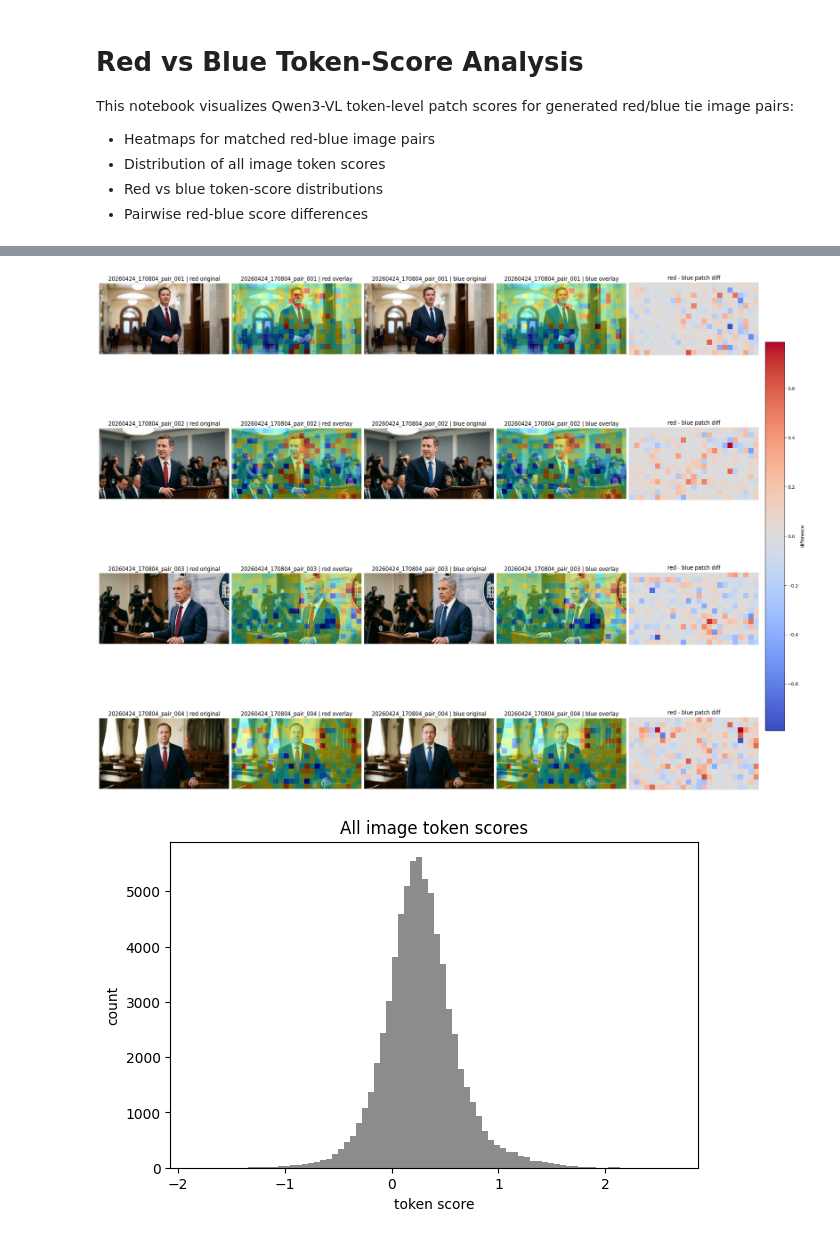
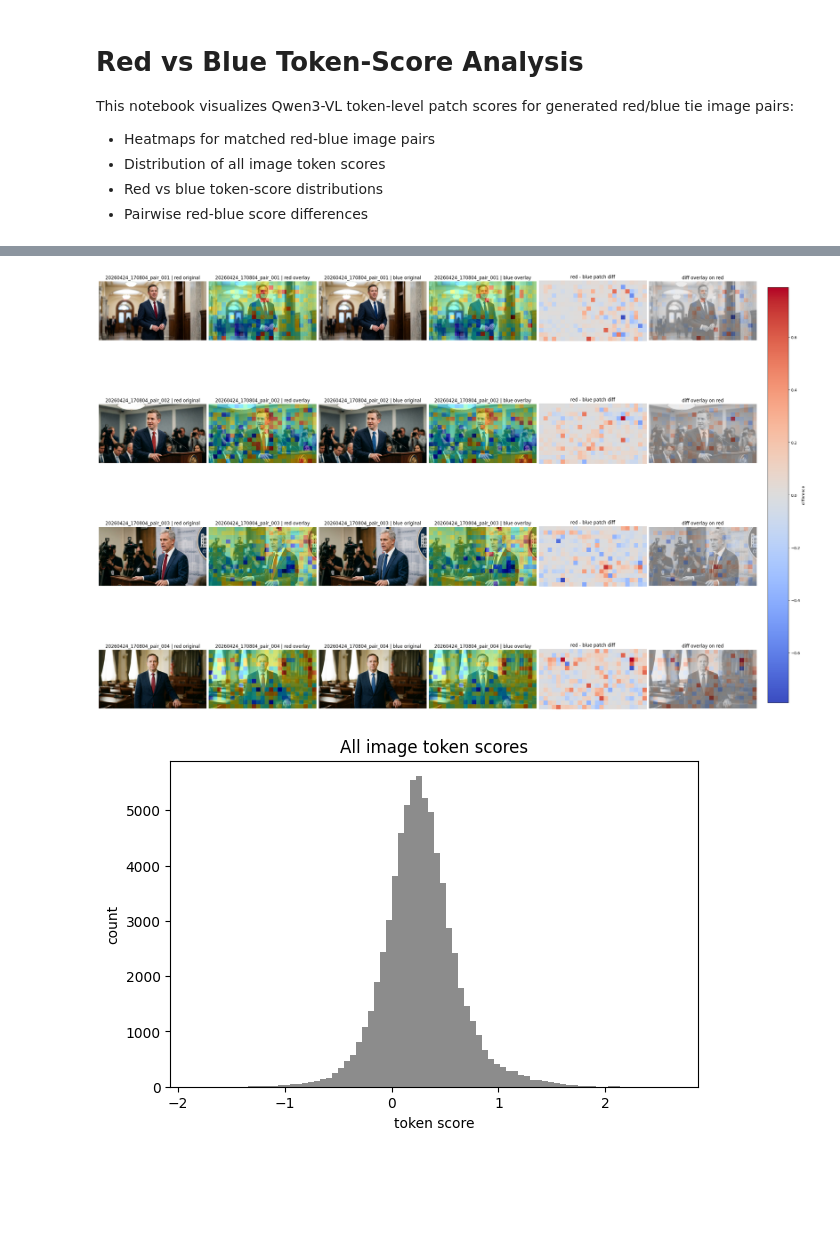
Before and after one commit to DotIN13/linear-political-llm, a Jupyter notebook: vl_red_blue.ipynb, the cells around one changed output, grey strips where cells are left out. Drawn from its saved outputs; the diff is of its cells as text; code cells hidden in the pictures; blank space fills up the shorter version.

```diff
--- a/vl_red_blue.ipynb
+++ b/vl_red_blue.ipynb
@@ -19,12 +19,13 @@ import matplotlib.pyplot as plt
 RESULTS_DIR = Path("results/qwen3-vl-8b-instruct/red_blue")
 PT_PATH = RESULTS_DIR / "news_images_patch_scores.pt"
 CSV_PATH = RESULTS_DIR / "news_images_patch_stats.csv"
+IMAGE_BASE = Path("data/gemini_tie_pairs/red_blue")
 
 assert PT_PATH.exists(), f"Missing tensor file: {PT_PATH}"
 assert CSV_PATH.exists(), f"Missing stats CSV: {CSV_PATH}"
 
 payload = torch.load(PT_PATH, map_location="cpu")
-image_paths = payload["image_paths"]
+image_paths = [str(IMAGE_BASE / Path(p).name) for p in payload["image_paths"]]
 image_names = payload["image_names"]
 grid_hw = payload["grid_hw"].numpy()
 offsets = payload["offsets"].numpy()
@@ -115,7 +116,7 @@ if not valid_pairs:
 n_show = min(4, len(valid_pairs))
 show_pairs = valid_pairs[:n_show]
 
-fig, axes = plt.subplots(n_show, 5, figsize=(22, 4.5 * n_show), constrained_layout=True)
+fig, axes = plt.subplots(n_show, 6, figsize=(26, 4.5 * n_show), constrained_layout=True)
 if n_show == 1:
     axes = np.array([axes])
 
@@ -135,39 +136,45 @@ for row, key in enumerate(show_pairs):
 
     red_img = Image.open(meta.loc[red_idx, "image_path"]).convert("RGB")
     blue_img = Image.open(meta.loc[blue_idx, "image_path"]).convert("RGB")
+    gray_img = Image.open(meta.loc[red_idx, "image_path"]).convert("L").convert("RGB")
 
     vmin = float(min(red_common.min(), blue_common.min()))
     vmax = float(max(red_common.max(), blue_common.max()))
     dmax = float(np.max(np.abs(diff)))
 
     red_overlay = overlay_heatmap_on_image(red_img, red_common, alpha=0.45, cmap="jet", vmin=vmin, vmax=vmax)
     blue_overlay = overlay_heatmap_on_image(blue_img, blue_common, alpha=0.45, cmap="jet", vmin=vmin, vmax=vmax)
+    diff_overlay = overlay_heatmap_on_image(gray_img, diff, alpha=0.55, cmap="coolwarm", vmin=-dmax, vmax=dmax)
 
     axes[row, 0].imshow(red_img)
     axes[row, 0].set_title(f"{key} | red original")
     axes[row, 0].axis("off")
 
     axes[row, 1].imshow(red_overlay)
     axes[row, 1].set_title(f"{key} | red overlay")
     axes[row, 1].axis("off")
 
     axes[row, 2].imshow(blue_img)
     axes[row, 2].set_title(f"{key} | blue original")
     axes[row, 2].axis("off")
 
     axes[row, 3].imshow(blue_overlay)
     axes[row, 3].set_title(f"{key} | blue overlay")
     axes[row, 3].axis("off")
 
     im_diff = axes[row, 4].imshow(diff, cmap="coolwarm", vmin=-dmax, vmax=dmax)
     axes[row, 4].set_title("red - blue patch diff")
     axes[row, 4].axis("off")
 
-cbar = fig.colorbar(im_diff, ax=axes[:, 4].ravel().tolist(), shrink=0.85)
+    axes[row, 5].imshow(diff_overlay)
+    axes[row, 5].set_title("diff overlay on red")
+    axes[row, 5].axis("off")
+
+cbar = fig.colorbar(im_diff, ax=axes[:, 4:].ravel().tolist(), shrink=0.85)
 cbar.set_label("difference")
 plt.show()
 # %% [output]
-[figure, old version]
+[figure, new version]
 # %%
 # Distribution plots: all token scores + red/blue token-score distributions.
 red_indices = meta.index[meta["group"] == "red"].tolist()
```
Also changed, not shown: parts of 1 cell of this notebook, 9 other files.
